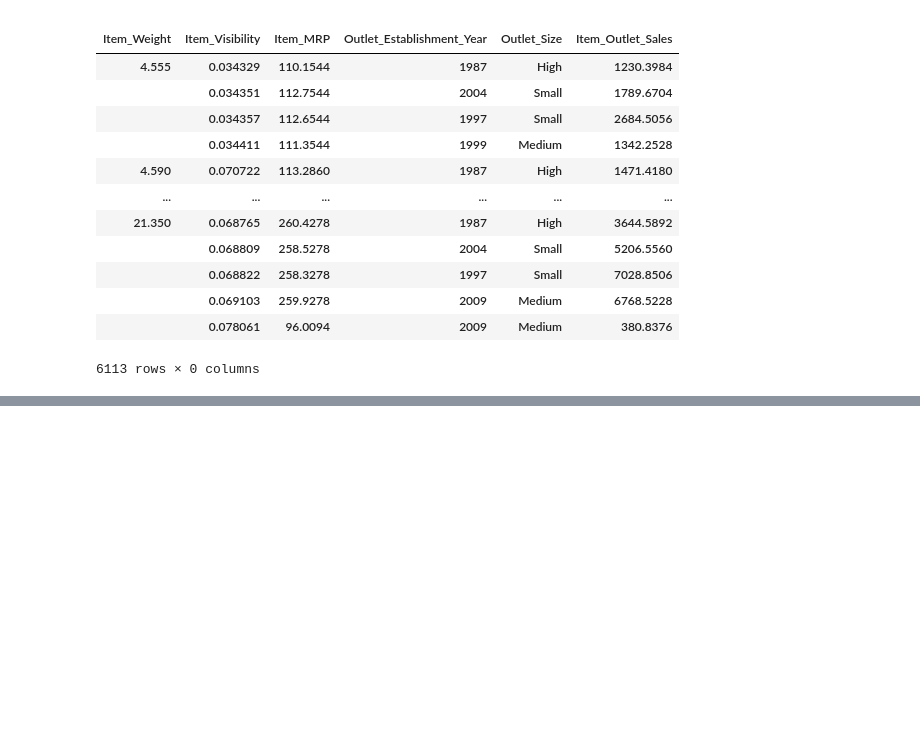
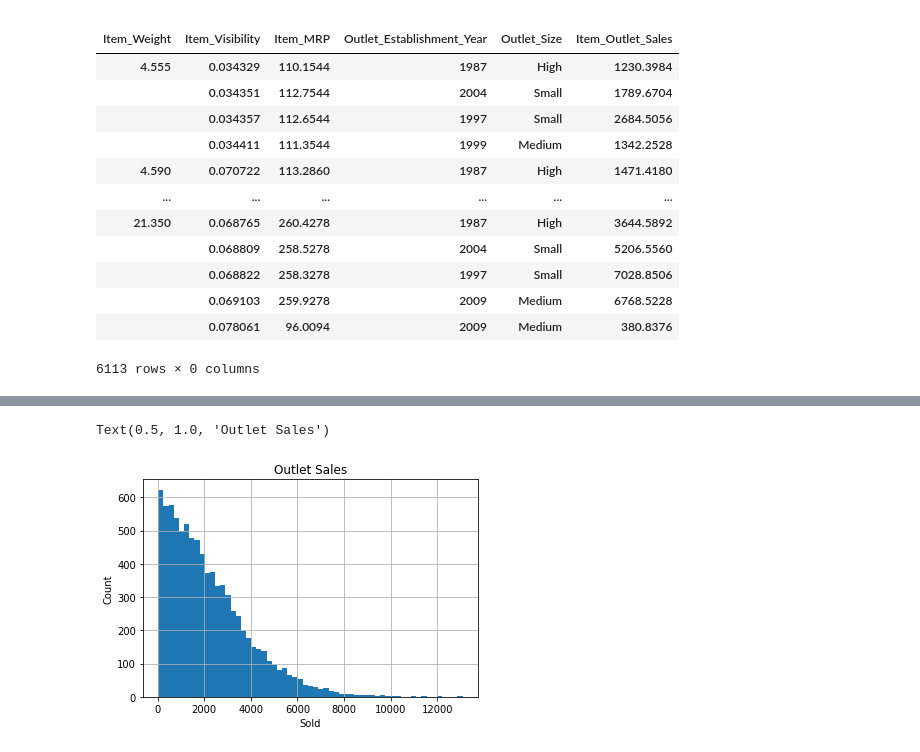
Before and after one commit to Jonathan-Hughes1524/food-sales-prediction, a Jupyter notebook: Sales_Predictor.ipynb, the cells around one changed output, grey strips where cells are left out. Drawn from its saved outputs; the diff is of its cells as text; code cells hidden in the pictures; blank space fills up the shorter version.

```diff
--- a/Sales_Predictor.ipynb
+++ b/Sales_Predictor.ipynb
@@ -153,0 +177,8 @@ df.groupby(['Item_Weight', 'Item_Visibility','Item_MRP','Outlet_Establishment_Ye
+# %%
+df['Item_Outlet_Sales'].hist(bins='auto')
+plt.xlabel('Sold')
+plt.ylabel('Count')
+plt.title('Outlet Sales')
+# %% [output]
+Text(0.5, 1.0, 'Outlet Sales')
+[figure, added]
```
Also changed, not shown: parts of 11 cells of this notebook.
